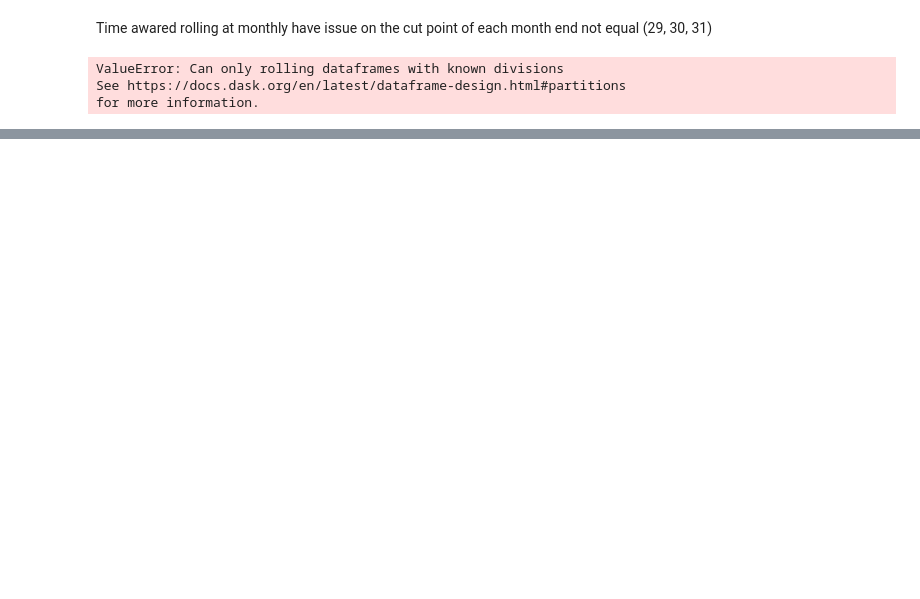
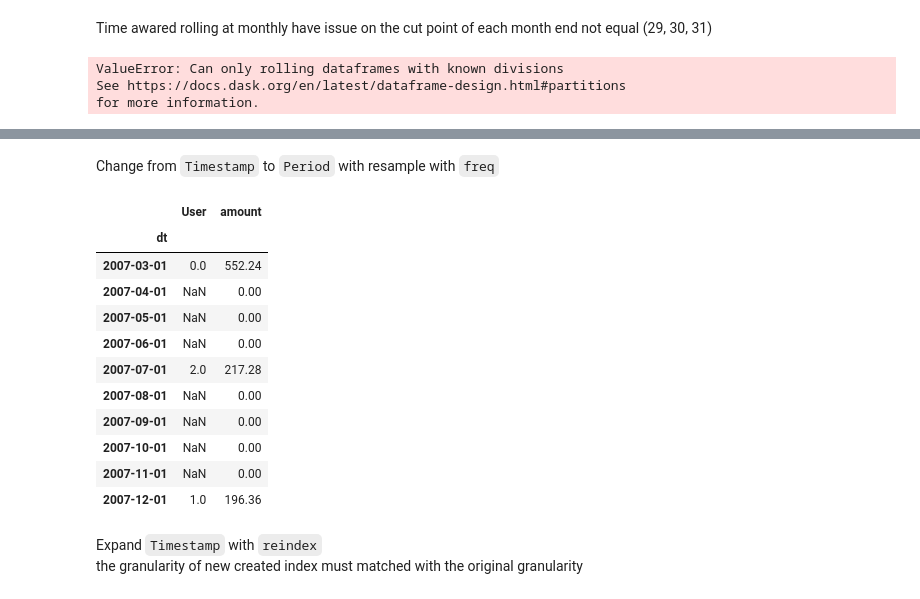
Before and after one commit to pbdanny/PythonProject, a Jupyter notebook: Dask/notebook/dask_timeseries.ipynb, the cells around one changed output, grey strips where cells are left out. Drawn from its saved outputs; the diff is of its cells as text; code cells hidden in the pictures; blank space fills up the shorter version.

```diff
--- a/Dask/notebook/dask_timeseries.ipynb
+++ b/Dask/notebook/dask_timeseries.ipynb
@@ -586,0 +645,24 @@ for more information.
+# %% [markdown]
+Change from `Timestamp` to `Period` with resample with `freq`
+# %%
+(pdf
+ .set_index("dt")
+ .resample("MS")
+ .agg({"User":"last", "amount":"sum"})
+)
+# %% [output]
+|  | User | amount |
+| dt |  |  |
+| 2007-03-01 | 0.0 | 552.24 |
+| 2007-04-01 | NaN | 0.00 |
+| 2007-05-01 | NaN | 0.00 |
+| 2007-06-01 | NaN | 0.00 |
+| 2007-07-01 | 2.0 | 217.28 |
+| 2007-08-01 | NaN | 0.00 |
+| 2007-09-01 | NaN | 0.00 |
+| 2007-10-01 | NaN | 0.00 |
+| 2007-11-01 | NaN | 0.00 |
+| 2007-12-01 | 1.0 | 196.36 |
+# %% [markdown]
+Expand `Timestamp` with `reindex`
+the granularity of new created index must matched with the original granularity
```
Also changed, not shown: parts of 23 cells of this notebook, 1 other file.
